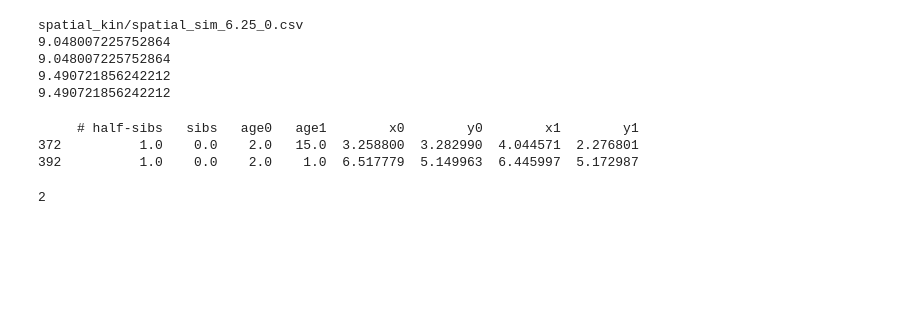
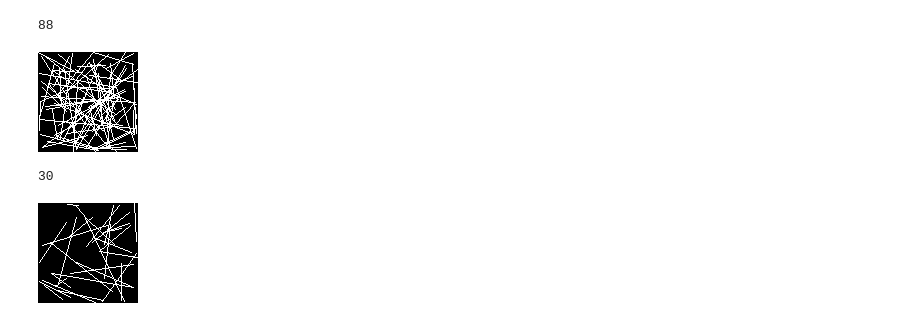
Before and after one commit to giliapatterson/spatial_ckmr, a Jupyter notebook: close_kin_slim/spaghetti.ipynb, the cells around one changed output. Drawn from its saved outputs; the diff is of its cells as text; code cells hidden in the pictures; blank space fills up the shorter version.

```diff
--- a/close_kin_slim/spaghetti.ipynb
+++ b/close_kin_slim/spaghetti.ipynb
@@ -4,3 +4,7 @@ import math
 from PIL import Image, ImageDraw
 import pandas as pd
 import numpy as np
+# %%
+base_folder = "spatial_sim_data"
+labels = pd.read_csv(base_folder + "/labels.csv", names = ["path", "N", "ss"])
+print(labels)
@@ -7,11 +17,22 @@ import numpy as np
+# %%
+def get_kin_rows(path):
+    kin = pd.read_csv(base_folder + "/" + path, header = 0)
+    kin_rows = kin.loc[(kin["parent0of1"]==1) | (kin["parent1of0"]==1)]
+    print(len(kin_rows))
+    return(kin_rows)
 # %%
-w, h = 200, 200
-shape = [(40, 40), (w - 10, h - 10)]
+def spaghetti_plot(kin_rows):
+    w, h = 100, 100
+    # creating new Image object
+    img = Image.new("RGB", (w, h))
 
-# creating new Image object
-img = Image.new("RGB", (w, h))
-
-# create line image
-img1 = ImageDraw.Draw(img)
-img1.line(shape, fill ="white", width = 0)
-display(img)
+    # create line image
+    img1 = ImageDraw.Draw(img)
+    for i in range(len(kin_rows)):
+        row = kin_rows.iloc[i]
+        x0 = row["x0"]*100
+        x1 = row["x1"]*100
+        y0 = row["y0"]*100
+        y1 = row["y1"]*100
+        img1.line([(x0, y0), (x1, y1)], fill ="white", width = 0)
+    return(img)
@@ -53,25 +39,12 @@ print(labels.iloc[0:10,:])
-# %%
-path = labels["path"].iloc[500]
-print(path)
-kin = pd.read_csv(base_folder + "/" + path, header = 0)
-print(np.max(kin[" x0"]))
-print(np.max(kin[" x1"]))
-print(np.max(kin[" y0"]))
-print(np.max(kin[" y1"]))
-# %% [output]
-spatial_kin/spatial_sim_6.25_0.csv
-9.048007225752864
-9.048007225752864
-9.490721856242212
-9.490721856242212
-# %%
-sib_rows = kin.loc[(kin["# half-sibs"]==1) | (kin[" sibs"]==1)]
-print(sib_rows)
-# %% [output]
-     # half-sibs   sibs   age0   age1        x0        y0        x1        y1
-372          1.0    0.0    2.0   15.0  3.258800  3.282990  4.044571  2.276801
-392          1.0    0.0    2.0    1.0  6.517779  5.149963  6.445997  5.172987
-# %%
-print(len(sib_rows))
-# %% [output]
-2
+# %%
+new_img = spaghetti_plot(get_kin_rows(labels["path"].iloc[0]))
+display(new_img)
+# %% [output]
+88
+[figure, added]
+# %%
+new_img = spaghetti_plot(get_kin_rows(labels["path"].iloc[3]))
+display(new_img)
+# %% [output]
+30
+[figure, added]
```
Also changed, not shown: parts of 11 cells of this notebook, 4 other files.
